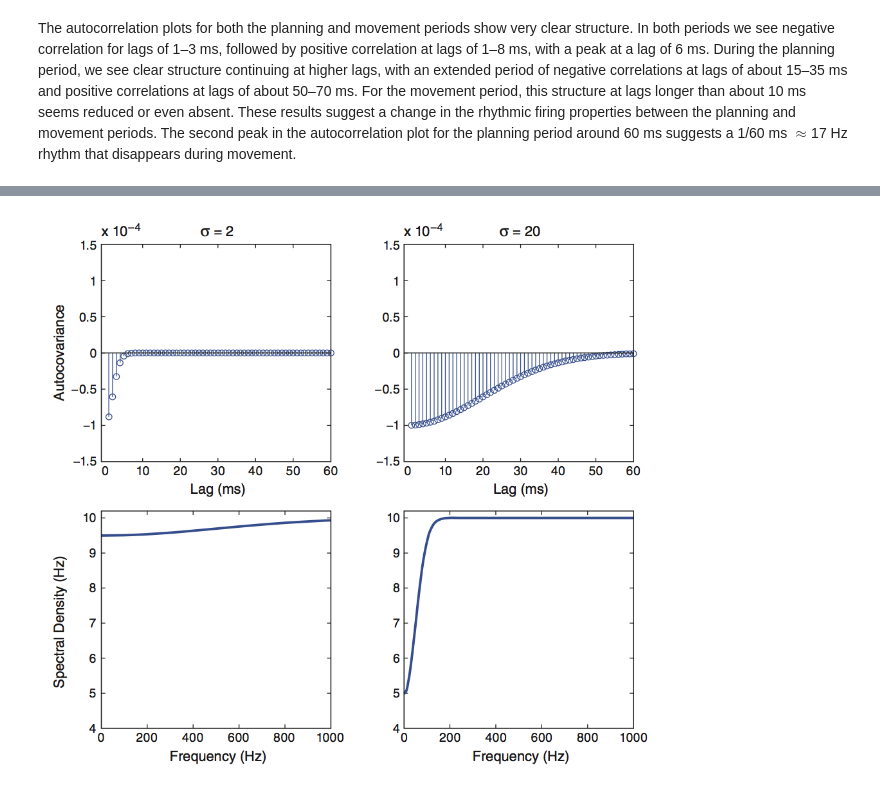
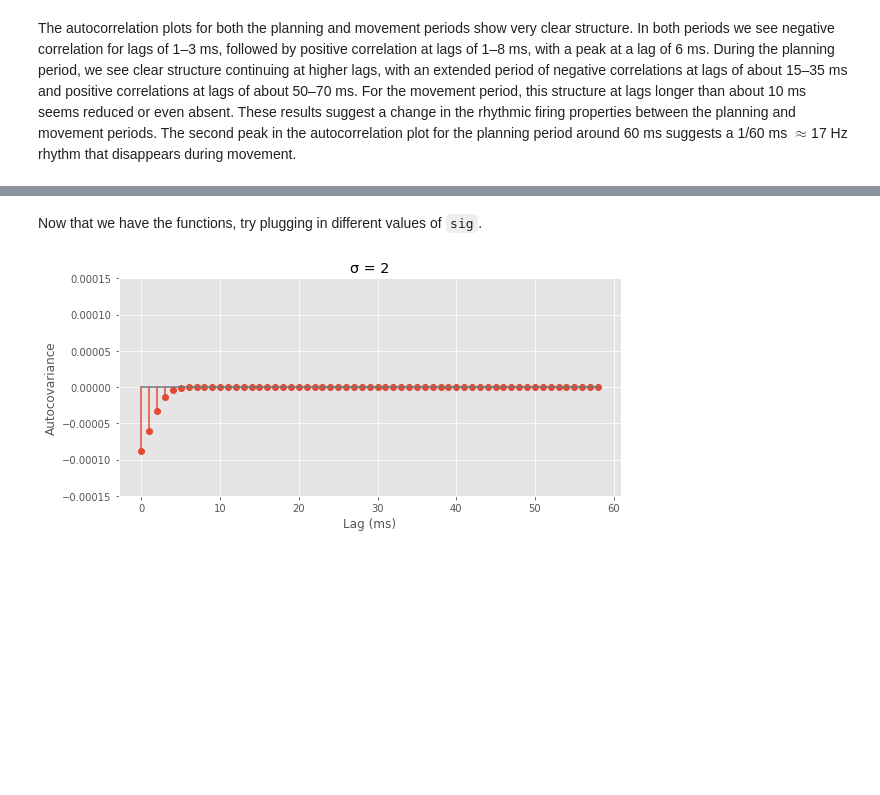
Before and after one commit to Mark-Kramer/Case-Studies-Python, a Jupyter notebook: content/10/spiking-rhythms.ipynb, the cells around one changed output, grey strips where cells are left out. Cells and saved outputs as stored; diff of their text form; code cells hidden in the pictures; blank space fills up the shorter version.

```diff
--- a/content/10/spiking-rhythms.ipynb
+++ b/content/10/spiking-rhythms.ipynb
@@ -329,2 +351,28 @@ where $\alpha$ is a constant representing the degree of refractoriness, and $f_{
-# %% [markdown]
-![10-9.png](attachment:10-9.png)
+# %%
+# Define f_sigma(h) as a gaussian with default mean (mu=0) and standard deviation (sig=1)
+def gaussian(x, mu=0, sig=1):
+    return np.exp(-np.power(x - mu, 2.) / (2 * np.power(sig, 2.)))
+
+
+# Define some default parameter values for the autocovariance function
+lbda0, alpha, dt = .01, 1e-4, 1e-3
+
+# Define gamma, again with some default values for the parameters
+def gamma(lag, sig, lbda0=lbda0, dt=dt, alpha=alpha):
+    if lag==0:
+        return lbda0 * dt - alpha * gaussian(lag, sig=sig)
+    else:
+        return -alpha * gaussian(lag, sig=sig)
+# %% [markdown]
+Now that we have the functions, try plugging in different values of `sig`.
+# %%
+sig = 2
+autocov = [gamma(lag, sig) for lag in range(1, 60)]
+plt.stem(autocov)
+xlabel('Lag (ms)')
+ylabel('Autocovariance')
+title('σ = {:}'.format(sig))
+ylim([-1.5e-4, 1.5e-4])
+show()
+# %% [output]
+[figure, added]
```
Also changed, not shown: parts of 35 cells of this notebook, 5 other files.
